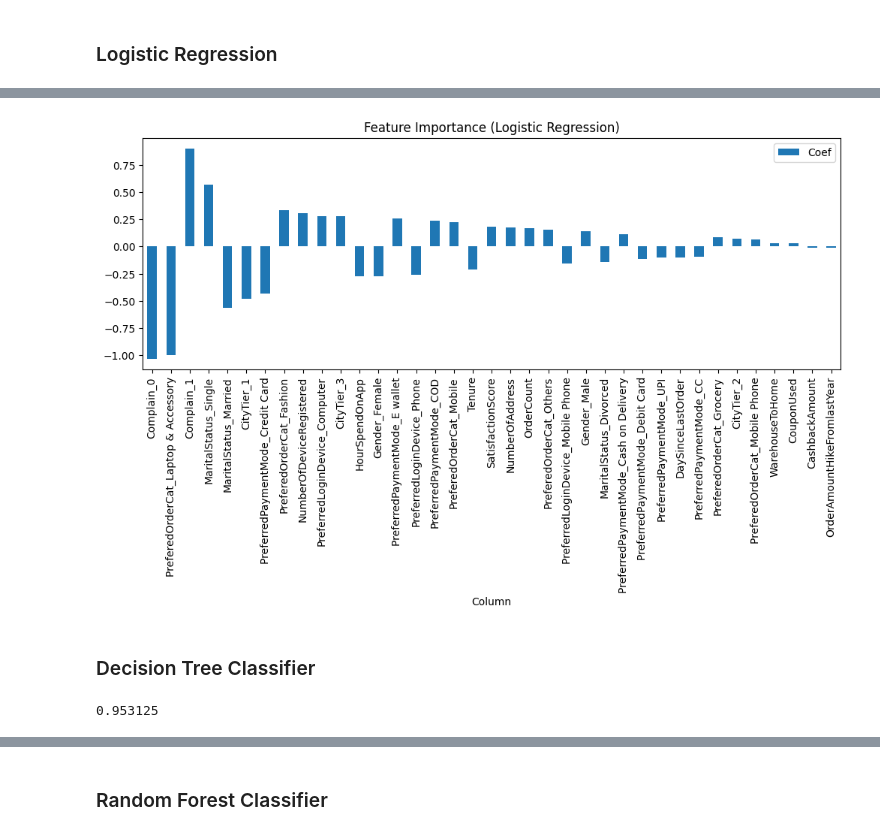
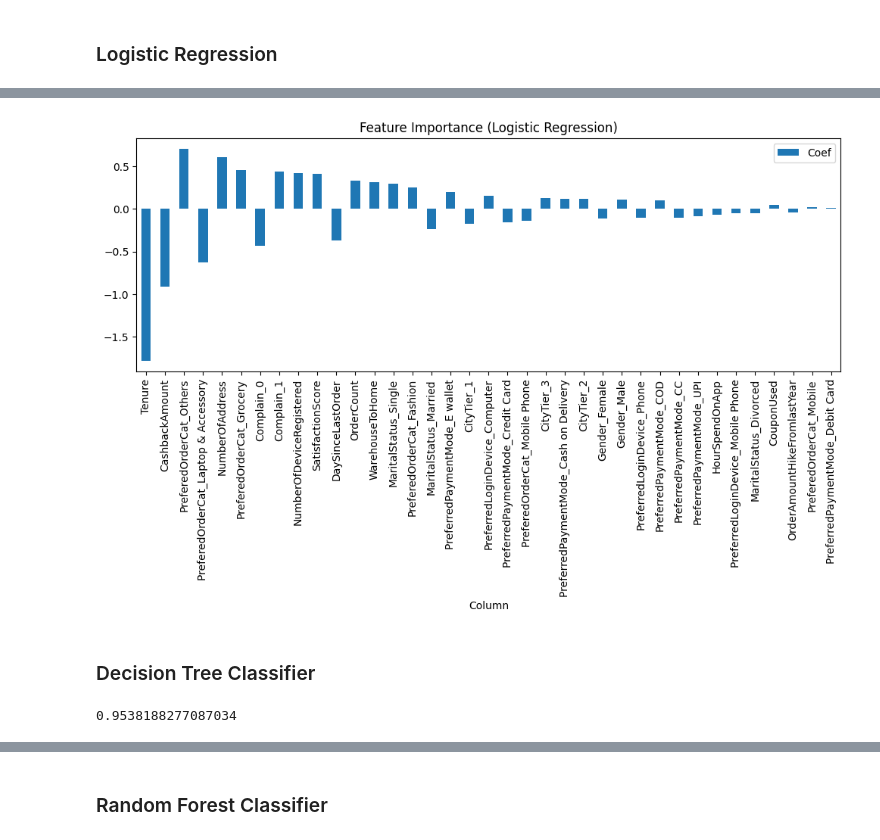
Before and after one commit to straylight77/data-sci-learning, a Jupyter notebook: dat203/final.ipynb, the cells around one changed output, grey strips where cells are left out. Drawn from its saved outputs; the diff is of its cells as text; code cells hidden in the pictures.

```diff
--- a/dat203/final.ipynb
+++ b/dat203/final.ipynb
@@ -531,8 +508,15 @@ def print_model_summary(model, X, y, name):
 # %%
 X = df_enc.drop("Churn", axis=1)
 y = df_enc['Churn']
+# %%
+# Smooth data?
+from sklearn.preprocessing import StandardScaler
+
+scaler = StandardScaler()
+scaler.fit(X)
+X_smooth = scaler.transform(X)
 # %%
-X_train, X_test, y_train, y_test = train_test_split(X, y, test_size=0.25, random_state=0)
+X_train, X_test, y_train, y_test = train_test_split(X_smooth, y, test_size=0.2, random_state=0)
 # %%
 print(f"Shape of X_train: {X_train.shape}")
 print(f"Shape of X_test: {X_test.shape}")
@@ -609,15 +619,15 @@ weighted avg       0.87      0.88      0.87      1408
 # %%
 df_coef_lr = pd.DataFrame({
-    "Column": X_train.columns,
+    "Column": X.columns,
     "Coef": model_lr.coef_[0],
     "AbsCoef": abs(model_lr.coef_[0]),
 })
 df_coef_lr.sort_values(by='AbsCoef', ascending=False, inplace=True)
 df_coef_lr.plot.bar(x="Column", y="Coef", figsize=(12,4))
 plt.title("Feature Importance (Logistic Regression)")
 plt.show()
 # %% [output]
-[figure, old version]
+[figure, new version]
 # %% [markdown]
 ### Decision Tree Classifier
 # %%
@@ -625,7 +635,7 @@ model_dt = DecisionTreeClassifier(random_state=0)
 model_dt = model_dt.fit(X_train, y_train)
 model_dt.score(X_test, y_test)
 # %% [output]
-0.953125
+0.9538188277087034
 # %%
 summary["dtree"] = print_model_summary(model_dt, X_test, y_test, "Decision Tree")
 # %% [output]
```
Also changed, not shown: parts of 25 cells of this notebook.
